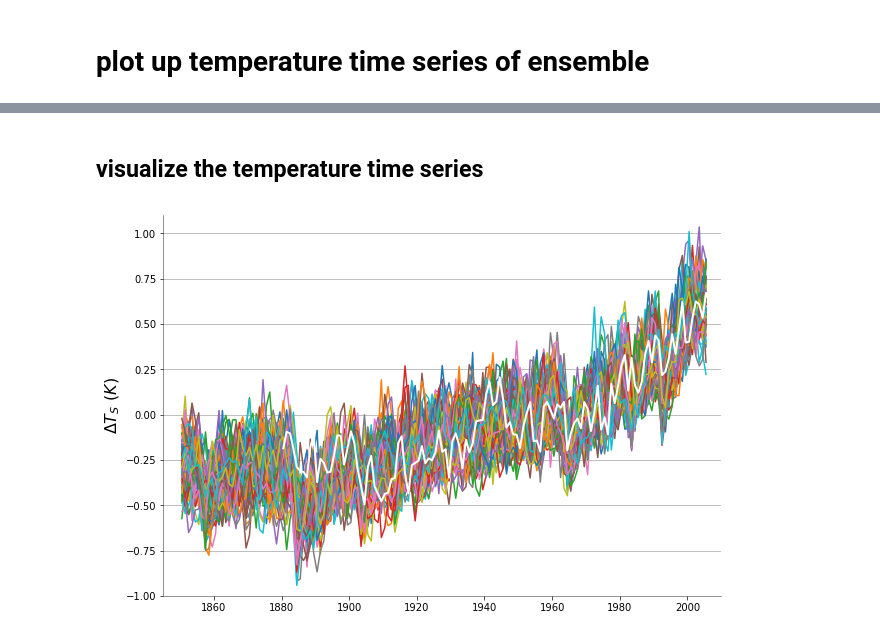
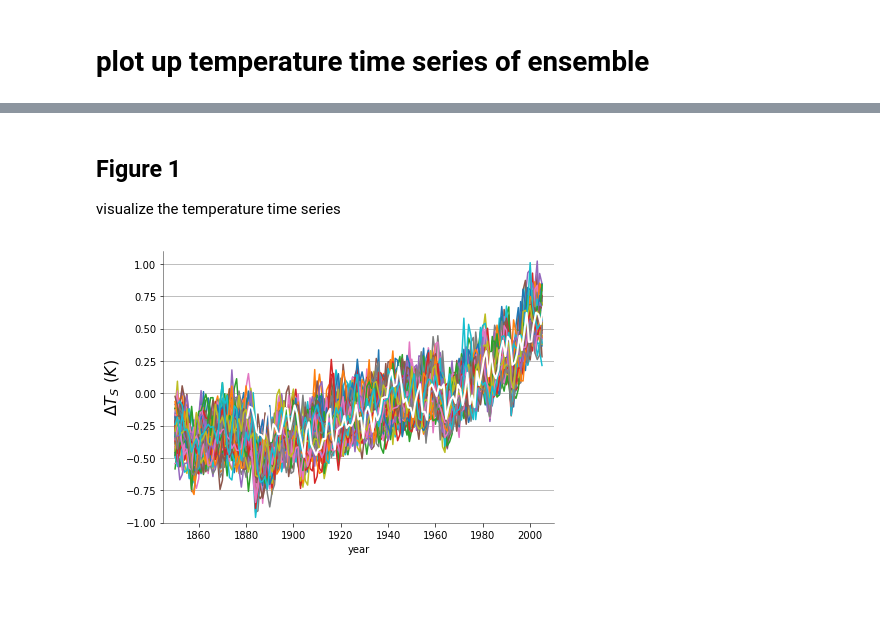
Before and after one commit to aedessler/DesslerMauritsenStevens18, a Jupyter notebook: fig1.ipynb, the cells around one changed output, grey strips where cells are left out. Saved outputs shown, nothing was run; the diff lists cells and outputs as text; code cells hidden in the pictures; blank space fills up the shorter version.

```diff
--- a/fig1.ipynb
+++ b/fig1.ipynb
@@ -38,0 +11,9 @@ print('data read')
+# %%
+## Read in models
+modout=xr.open_dataset('historical/globalavg/historicalEnsemble.nc')
+
+modout['time']=pd.to_datetime(modout.time, format='%Y%m%d.%f')
+modout=modout.groupby('time.year').mean(dim='time') # annual average
+
+modout=modout.squeeze()
+modout
@@ -76,21 +78,22 @@ for ii in tdata:
             continue
 
 giss1=[np.average(gisst[ii*12:ii*12+12]) for ii in range(len(gisst)//12)]
-gisst2=data.TimeSeries(np.array(gisst),np.arange(len(gisst))/12.+1880+1/24.)
-gissta=data.TimeSeries(giss1,np.arange(len(giss1))+1880.5)
+gissta=xr.DataArray(giss1,dims='year',coords={'year':np.arange(len(giss1))+1880.5})
 # %% [markdown]
-## visualize the temperature time series
+## Figure 1
+
+visualize the temperature time series
 # %%
-figure(figsize=(10,7))
-for ii in range(101,201):
-    x1=modout[ii].ts.reshape(len(modout[ii].ts)//12,12).mean(axis=1)
-    x1 -= np.average(x1[100:130]) # reference to 1951-80 av
-    plot(np.arange(len(x1))+1850.5,x1)
-plot(gissta.time,gissta.data,'w',lw=2)
+figure(figsize=(7,5))
+t1=modout.temp2-modout.temp2.sel(year=slice(1951,1980)).mean(dim='year')
+t1.plot.line(x='year',add_legend=False)
+gissta.plot(color='w',lw=2)
+# plot(gissta.time,gissta.data,'w',lw=2)
 ylabel('$\Delta T_S$ ($K$)',fontsize=16)
 gca().yaxis.grid(True)
 xlim(1845,2010);ylim(-1,1.1);
 colorplot(gca())
+title('');
 # savefig('fig1.eps')
 # %% [output]
-[figure, old version]
+[figure, new version]
```
Also changed, not shown: parts of 3 cells of this notebook.
